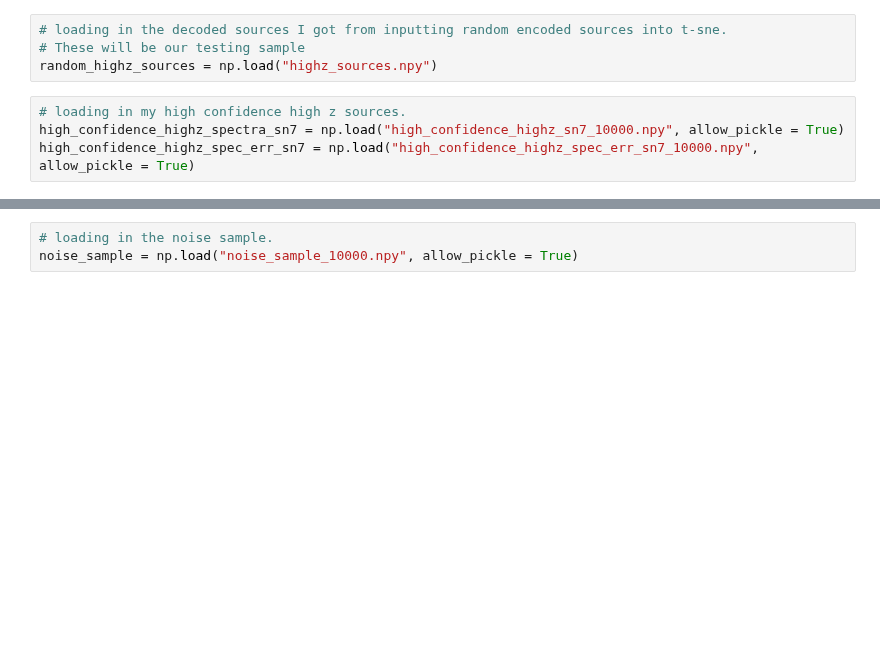
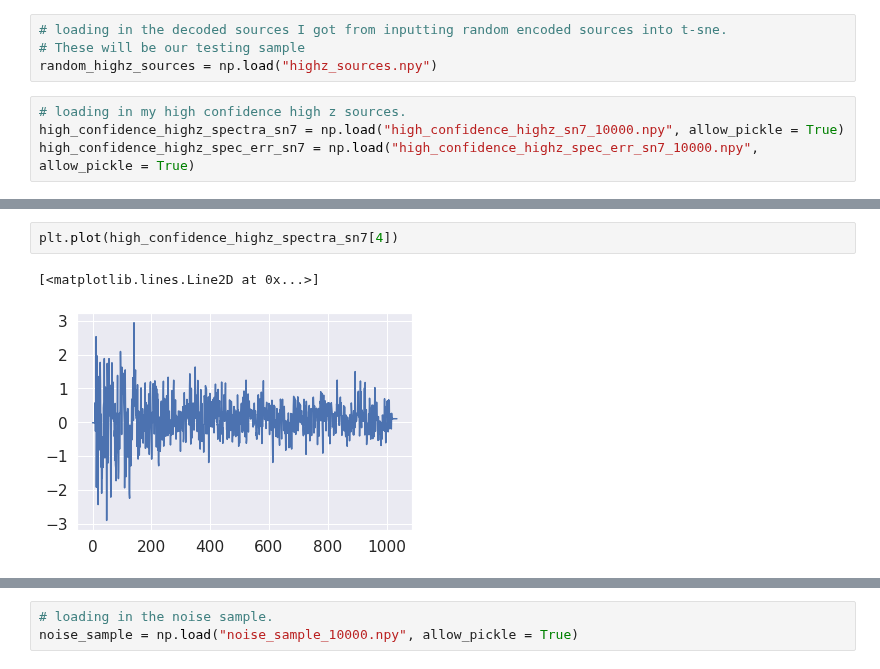
Before and after one commit to nickdavila/LAE-ML-Classification, a Jupyter notebook: Nick-RandomForest.ipynb, the cells around one changed output, grey strips where cells are left out. Saved outputs shown, nothing was run; the diff lists cells and outputs as text; blank space fills up the shorter version.

```diff
--- a/Nick-RandomForest.ipynb
+++ b/Nick-RandomForest.ipynb
@@ -73,0 +68,5 @@ high_confidence_over_specc_err
+# %%
+plt.plot(high_confidence_highz_spectra_sn7[4])
+# %% [output]
+[<matplotlib.lines.Line2D at 0x...>]
+[figure, added]
```
Also changed, not shown: parts of 26 cells of this notebook.
